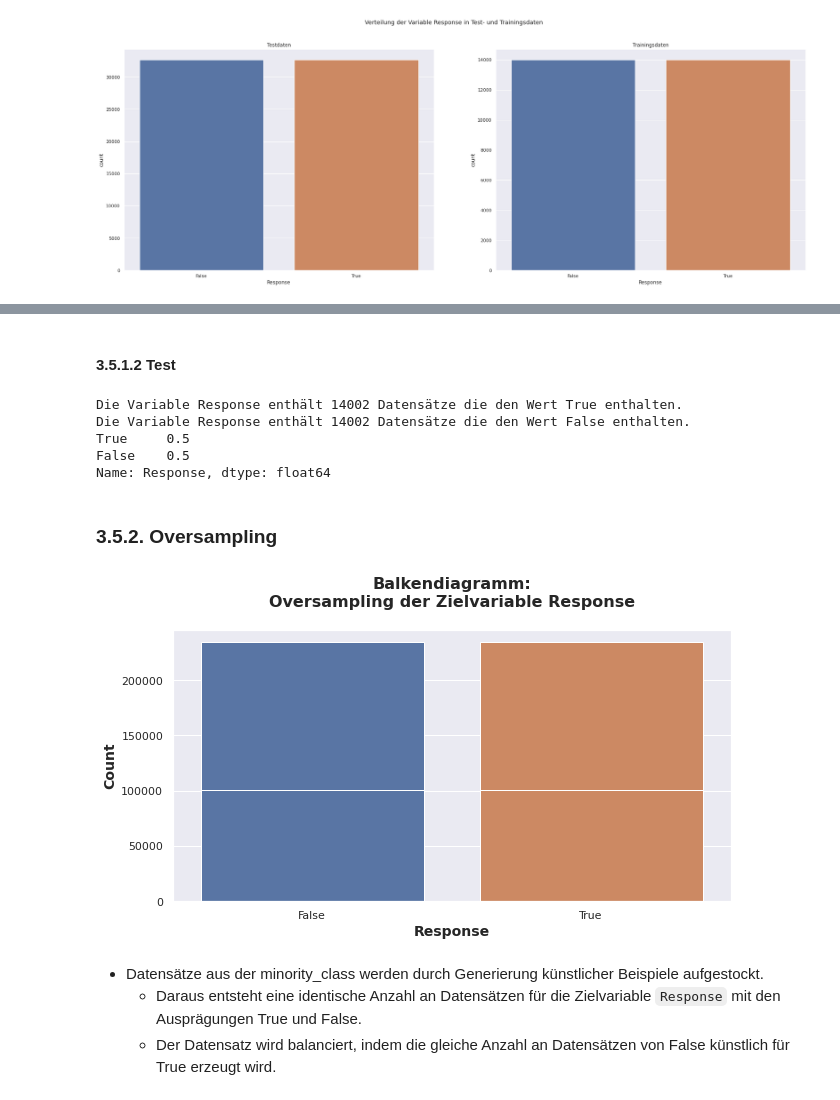
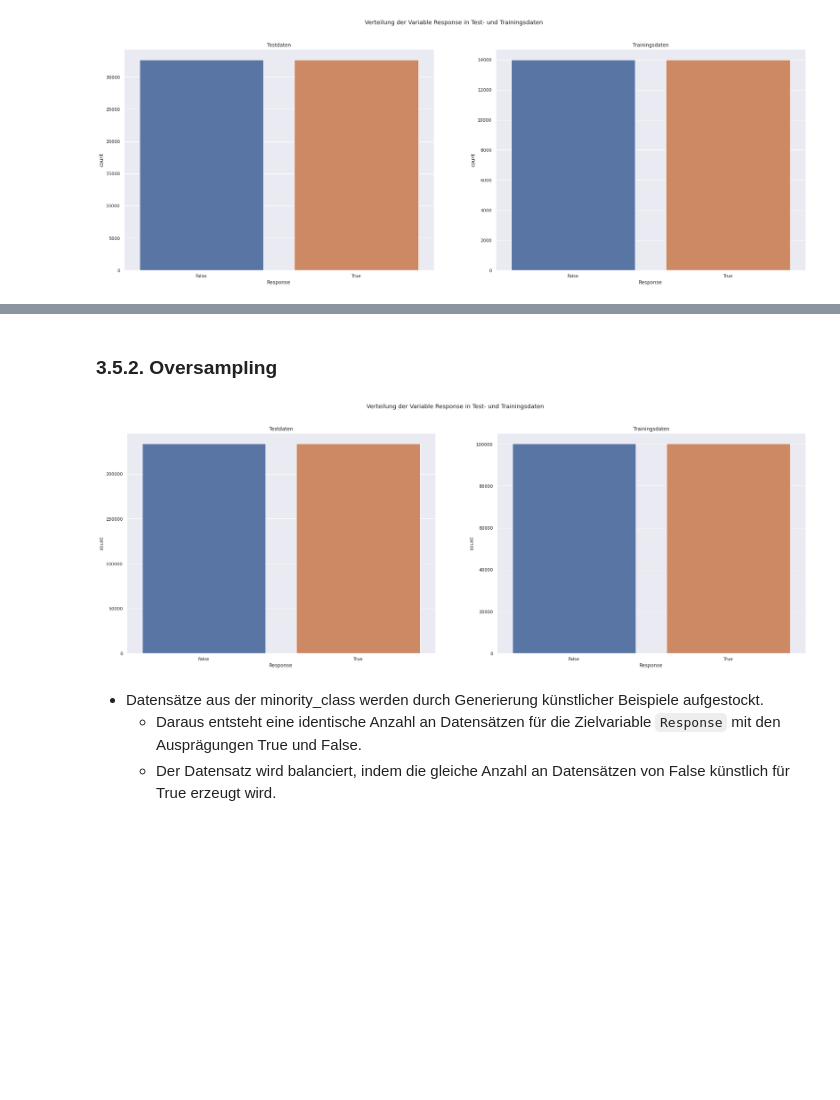
Before and after one commit to Oshimani/datanalaysispython_ws2122, a Jupyter notebook: DatenAnalyseMitPython.ipynb, the cells around one changed output, grey strips where cells are left out. Cells and saved outputs as stored; diff of their text form; code cells hidden in the pictures; blank space fills up the shorter version.

```diff
--- a/DatenAnalyseMitPython.ipynb
+++ b/DatenAnalyseMitPython.ipynb
@@ -1251,5 +1249,7 @@ ValueError: cannot insert Response, already exists
 # %%
-def plot_prop_of_split(test,train,col_name):
+# functions for visualization
+# plot output
+def plot_prop_of_split(test, train, col_name):
     fig, ax = plt.subplots(1, 2, figsize=(30, 10))
 
     cp_1 = sns.countplot(data=train, x=col_name, ax=ax[0])
@@ -1257,8 +1257,25 @@ def plot_prop_of_split(test,train,col_name):
     cp_2 = sns.countplot(data=test, x=col_name, ax=ax[1])
     cp_2.set_title("Trainingsdaten")
 
-    fig.suptitle(f"Verteilung der Variable {col_name} in Test- und Trainingsdaten")
+    fig.suptitle(
+        f"Verteilung der Variable {col_name} in Test- und Trainingsdaten")
     fig.show()
+
+# console output
+def print_class_len_and_ratio(data: pd.DataFrame, col_name):
+
+    # minority_class
+    minority_class_len = len(data[data[col_name] == True])
+    print(
+        f"Die Variable {col_name} enthält {minority_class_len} Datensätze die den Wert True enthalten.")
+
+    # majority_class
+    majority_class_len = len(data[data[col_name] == False])
+    print(
+        f"Die Variable {col_name} enthält {majority_class_len} Datensätze die den Wert False enthalten.")
+
+    # ratio
+    print(train["Response"].value_counts(normalize=True))
 # %%
 
 plot_prop_of_split(X_test, X_train, "Response")
@@ -1330,58 +1313,27 @@ Name: Response, dtype: float64
-# %% [markdown]
-#### 3.5.1.2 Test <a class="anchor" id="section_3_4_1_2"></a>
-# %%
-#minority_class
-minority_class_len = len(test_undersampling[test_undersampling["Response"] == True])
-print(f"Die Variable Response enthält {minority_class_len} Datensätze die den Wert True enthalten.")
-
-#majority_class
-majority_class_len = len(test_undersampling[test_undersampling["Response"] == False])
-print(f"Die Variable Response enthält {majority_class_len} Datensätze die den Wert False enthalten.")
-
-selected_values = test_undersampling["Response"].value_counts(normalize=True)
-print(selected_values)
-# %% [output]
-Die Variable Response enthält 14002 Datensätze die den Wert True enthalten.
-Die Variable Response enthält 14002 Datensätze die den Wert False enthalten.
-True     0.5
-False    0.5
-Name: Response, dtype: float64
 # %% [markdown]
 ### 3.5.2. Oversampling <a class="anchor" id="section_3_4_2"></a>
 # %%
 
 def oversampling_dataset(imbalanced_dataset):
-    for element in imbalanced_dataset:
-        #Variable "Response" values count as integer
-        response_false_count, response_true_count = imbalanced_dataset["Response"].value_counts()
+    #Variable "Response" values count as integer
+    response_false_count, response_true_count = imbalanced_dataset["Response"].value_counts()
 
-        #Seperate in bool values (True and False values)
-        seperate_response_false = imbalanced_dataset[imbalanced_dataset["Response"] == False]
-        seperate_response_true = imbalanced_dataset[imbalanced_dataset["Response"] == True]
+    #Seperate in bool values (True and False values)
+    seperate_response_false = imbalanced_dataset[imbalanced_dataset["Response"] == False]
+    seperate_response_true = imbalanced_dataset[imbalanced_dataset["Response"] == True]
 
-        #Undersampling to balance imbalanced datasets --> deleting samples from the majority class
-        response_true_oversampling = seperate_response_true.sample(response_false_count, replace=True)
-        oversampling = pd.concat([response_true_oversampling, seperate_response_false], axis = 0)
+    #Undersampling to balance imbalanced datasets --> deleting samples from the majority class
+    response_true_oversampling = seperate_response_true.sample(response_false_count, replace=True)
+    oversampling = pd.concat([response_true_oversampling, seperate_response_false], axis = 0)
 
-        #Plot after Oversampling
-        sns.set(rc={"figure.figsize":(10, 5)})
-        countplot =sns.countplot(x="Response", data=oversampling)
-        countplot.set_title("Balkendiagramm:" + "\n" + "Oversampling der Zielvariable Response" + "\n", fontsize = 16, weight="bold")
-        countplot.set_xlabel("Response", fontsize = 14, weight="bold")
-        countplot.set_ylabel("Count", fontsize = 14, weight="bold")
-
-        return oversampling
-
-X_train.insert(len(X_train.columns), value=y_train, column="Response")
-X_test.insert(len(X_test.columns), value=y_test, column="Response")
+    return oversampling
 
 train_oversampling = oversampling_dataset(X_train)
 test_oversampling = oversampling_dataset(X_test)
-
-X_train.drop("Response", axis="columns", inplace=True)
-X_test.drop("Response", axis="columns", inplace=True)
-# %% [output]
-[figure, removed]
+# %%
+plot_prop_of_split(test_oversampling, train_oversampling, "Response")
+# %% [output]
+[figure, added]
 # %% [markdown]
 - Datensätze aus der minority_class werden durch Generierung künstlicher Beispiele aufgestockt.
     - Daraus entsteht eine identische Anzahl an Datensätzen für die Zielvariable `Response` mit den Ausprägungen True und False.
```
Also changed, not shown: parts of 23 cells of this notebook.
